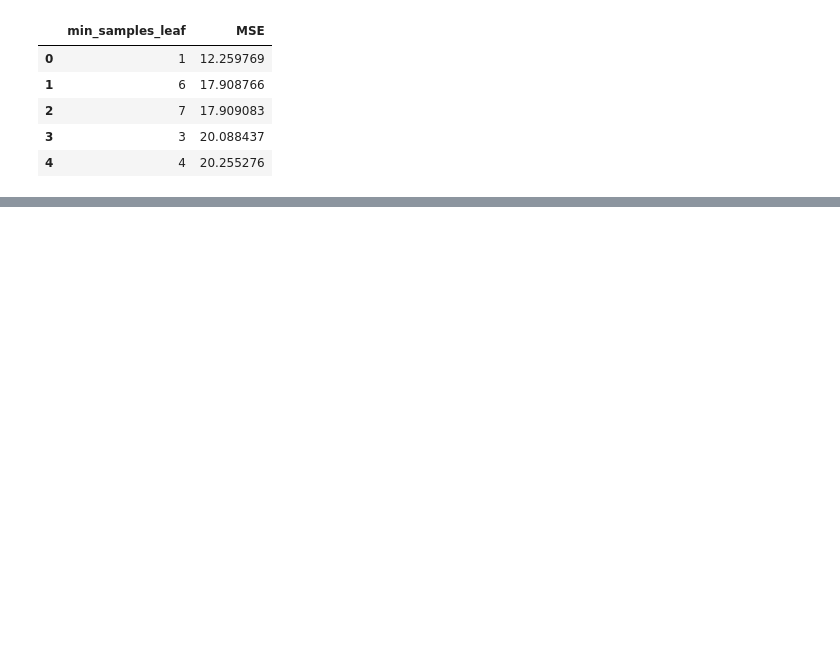
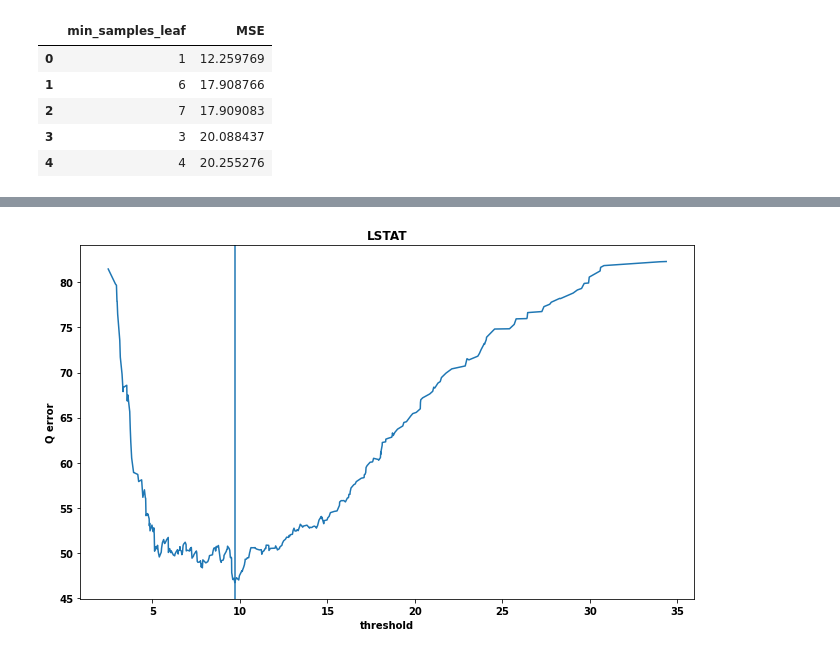
Before and after one commit to Murcha1990/ML_Econom_2021-2022, a Jupyter notebook: Семинары/Семинар 8/Seminar8.ipynb, the cells around one changed output, grey strips where cells are left out. Saved outputs shown, nothing was run; the diff lists cells and outputs as text; code cells hidden in the pictures; blank space fills up the shorter version.

```diff
--- a/Семинары/Семинар 8/Seminar8.ipynb
+++ b/Семинары/Семинар 8/Seminar8.ipynb
@@ -317,0 +384,23 @@ pd.DataFrame({"min_samples_leaf": min_samples_leaf_array,"MSE": mse_array}).sort
+# %%
+def get_optimal_split(R_m: np.array, feature: str) -> Tuple[float, List[float]]:
+    Q_array = []
+    feature_values = np.unique(R_m[feature])
+
+    for t in feature_values:
+        Q_array.append(q_error(R_m, feature, t))
+
+    Q_array = np.nan_to_num(Q_array, nan=float("+inf"))
+
+    opt_threshold = feature_values[np.argmin(Q_array)]
+
+    return opt_threshold, Q_array
+# %%
+t, Q_array = get_optimal_split(X_train, feature)
+plt.plot(np.unique(X_train[feature]), Q_array)
+plt.title(feature)
+plt.xlabel("threshold")
+plt.ylabel("Q error")
+plt.axvline(x=t)
+plt.show()
+# %% [output]
+[figure, added]
```
Also changed, not shown: parts of 27 cells of this notebook, 1 other file.
